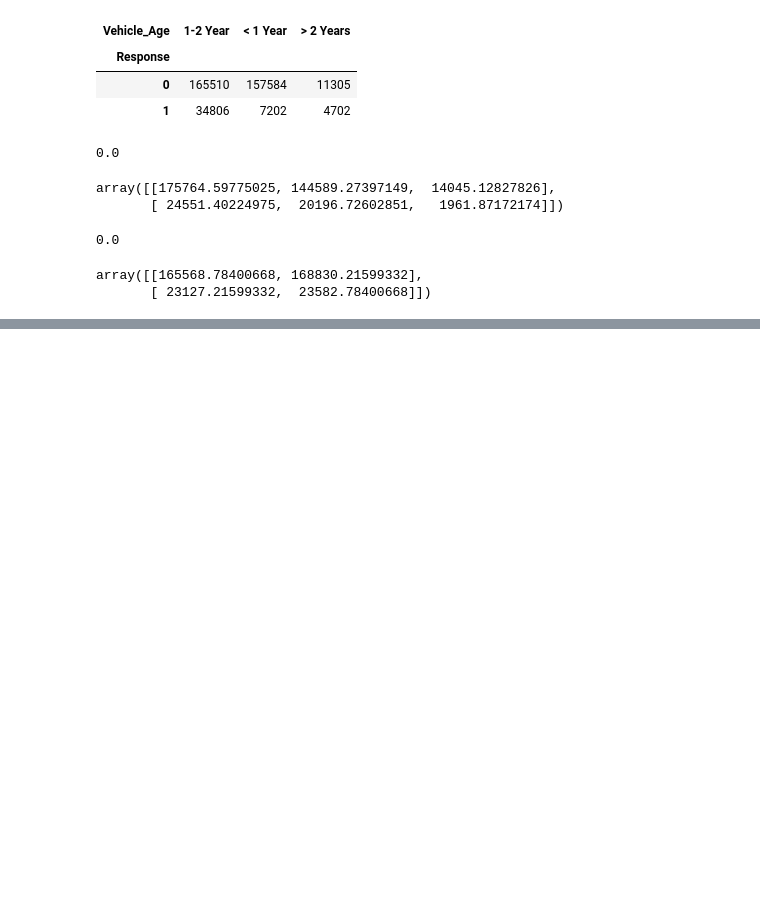
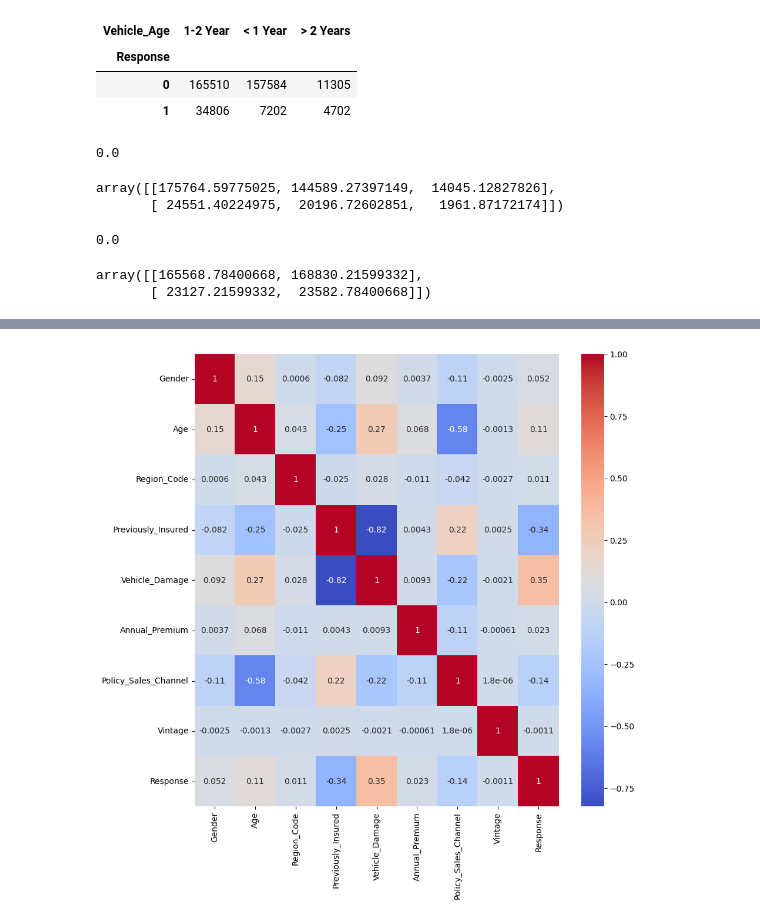
Before and after one commit to shiyasAli/Health-insurance-cross-sell-prediction, a Jupyter notebook: Copy_of_HEALTH_INSURANCE_CROSS_SELL_PREDICTION.ipynb, the cells around one changed output, grey strips where cells are left out. Cells and saved outputs as stored; diff of their text form; code cells hidden in the pictures; blank space fills up the shorter version.

```diff
--- a/Copy_of_HEALTH_INSURANCE_CROSS_SELL_PREDICTION.ipynb
+++ b/Copy_of_HEALTH_INSURANCE_CROSS_SELL_PREDICTION.ipynb
@@ -219,0 +268,3 @@ array([[165568.78400668, 168830.21599332],
+# %%
+df['Vehicle_Damage']=df['Vehicle_Damage'].apply(lambda x : 1 if x=='Yes' else 0)
+df['Gender']=df['Gender'].apply(lambda x : 1 if x=='Male' else 0)
@@ -219,0 +280,6 @@ array([[165568.78400668, 168830.21599332],
+# %%
+plt.figure(figsize=(10,10))
+ax=sns.heatmap(df.corr(),cmap='coolwarm',annot=True)
+plt.show()
+# %% [output]
+[figure, added]
```
Also changed, not shown: parts of 30 cells of this notebook.
